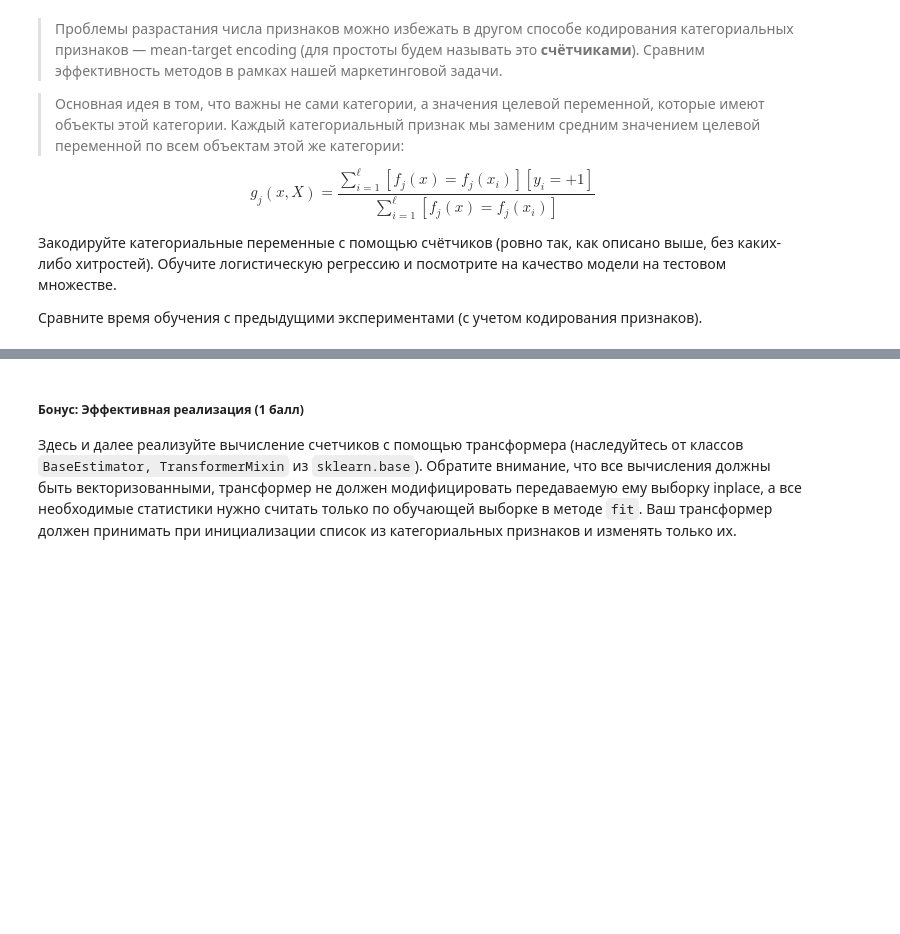
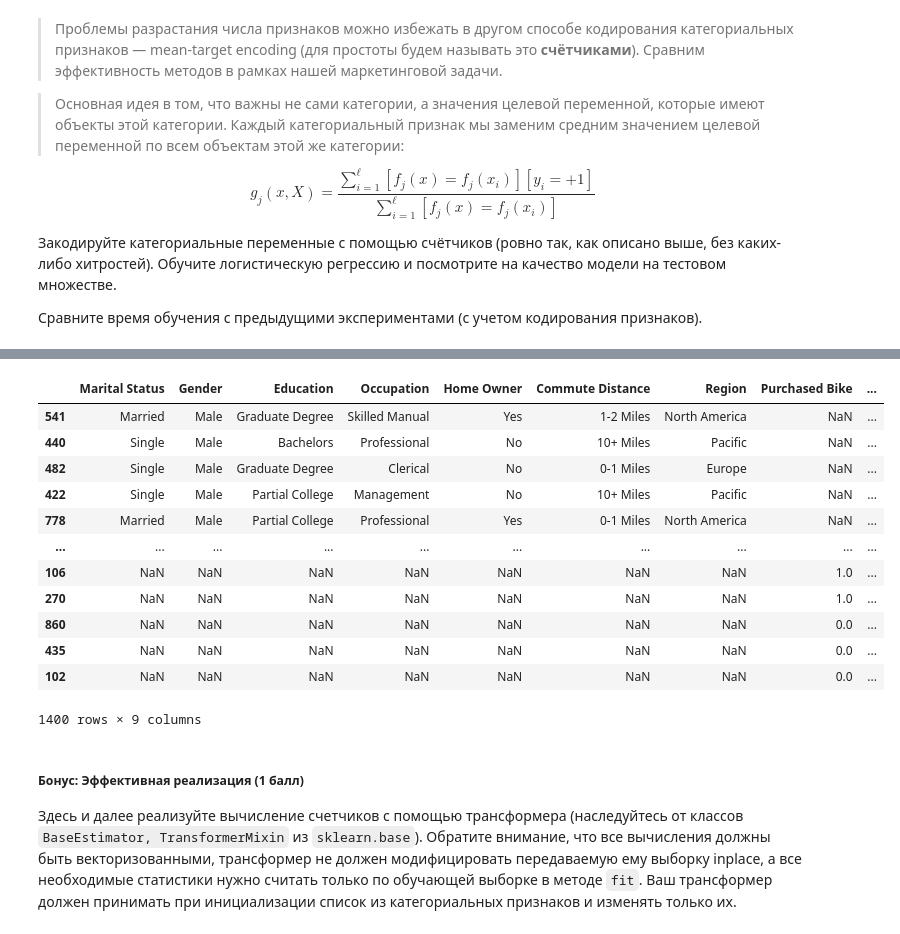
Before and after one commit to Uralbeckins/ML-Sokolov-Course, a Jupyter notebook: homework_practice_04_linclass.ipynb, the cells around one changed output, grey strips where cells are left out. Cells and saved outputs as stored; diff of their text form; code cells hidden in the pictures; blank space fills up the shorter version.

```diff
--- a/homework_practice_04_linclass.ipynb
+++ b/homework_practice_04_linclass.ipynb
@@ -807,0 +801,15 @@ $$
+# %%
+X_t = X_train.copy()
+# %%
+new_df = pd.concat([X_t, target], axis=1)
+
+for col in X_t.columns:
+    uniq_values = X_t[col].unique()
+    print(uniq_values)
+    mean_dict = {}
+
+    for val in uniq_values:
+        mean_dict[val] = new_df[new_df[col] == val]['Purchased Bike'].mean()
+
+
+    new_df[f'{col} Enc'] = new_df[col].map(mean_dict)
@@ -808,3 +877,19 @@ $$
+# %%
+new_df
+# %% [output]
+|  | Marital Status | Gender | Education | Occupation | Home Owner | Commute Distance | Region | Purchased Bike | ... |
+| 541 | Married | Male | Graduate Degree | Skilled Manual | Yes | 1-2 Miles | North America | NaN | ... |
+| 440 | Single | Male | Bachelors | Professional | No | 10+ Miles | Pacific | NaN | ... |
+| 482 | Single | Male | Graduate Degree | Clerical | No | 0-1 Miles | Europe | NaN | ... |
+| 422 | Single | Male | Partial College | Management | No | 10+ Miles | Pacific | NaN | ... |
+| 778 | Married | Male | Partial College | Professional | Yes | 0-1 Miles | North America | NaN | ... |
+| ... | ... | ... | ... | ... | ... | ... | ... | ... | ... |
+| 106 | NaN | NaN | NaN | NaN | NaN | NaN | NaN | 1.0 | ... |
+| 270 | NaN | NaN | NaN | NaN | NaN | NaN | NaN | 1.0 | ... |
+| 860 | NaN | NaN | NaN | NaN | NaN | NaN | NaN | 0.0 | ... |
+| 435 | NaN | NaN | NaN | NaN | NaN | NaN | NaN | 0.0 | ... |
+| 102 | NaN | NaN | NaN | NaN | NaN | NaN | NaN | 0.0 | ... |
+1400 rows × 9 columns
 # %% [markdown]
 ##### __Бонус: Эффективная реализация (1 балл)__
 
```
Also changed, not shown: parts of 16 cells of this notebook.
